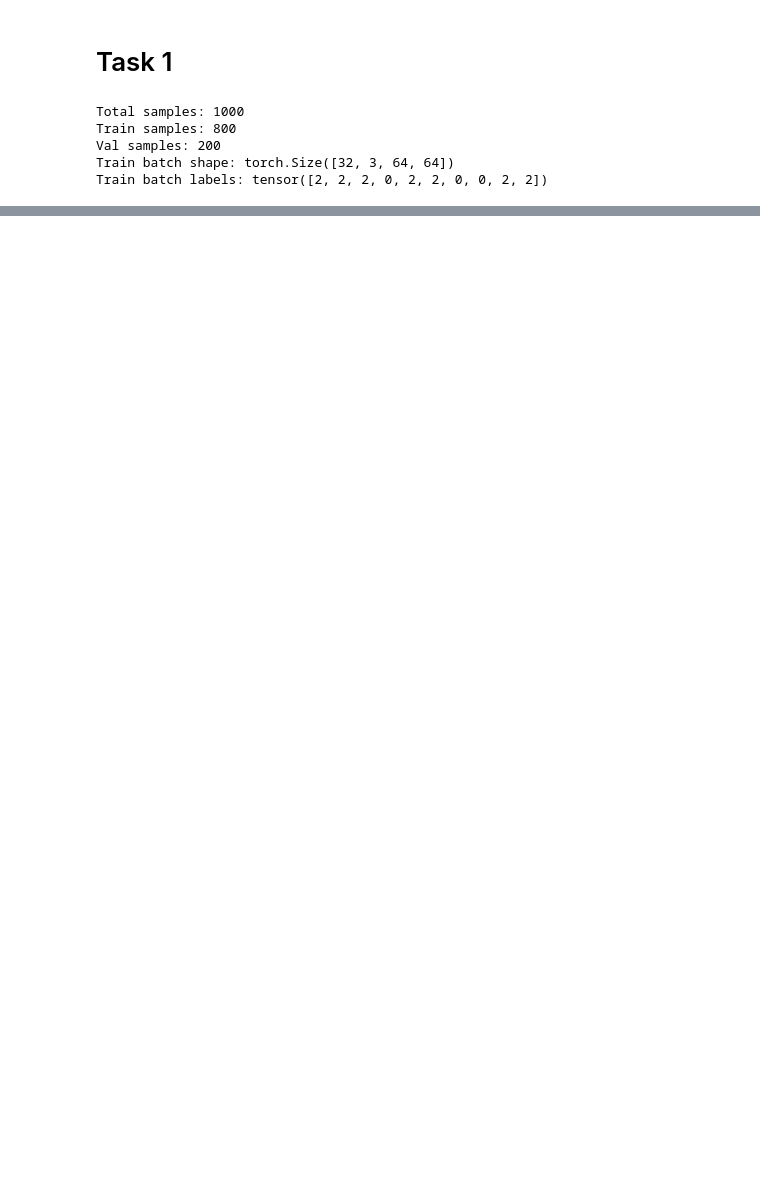
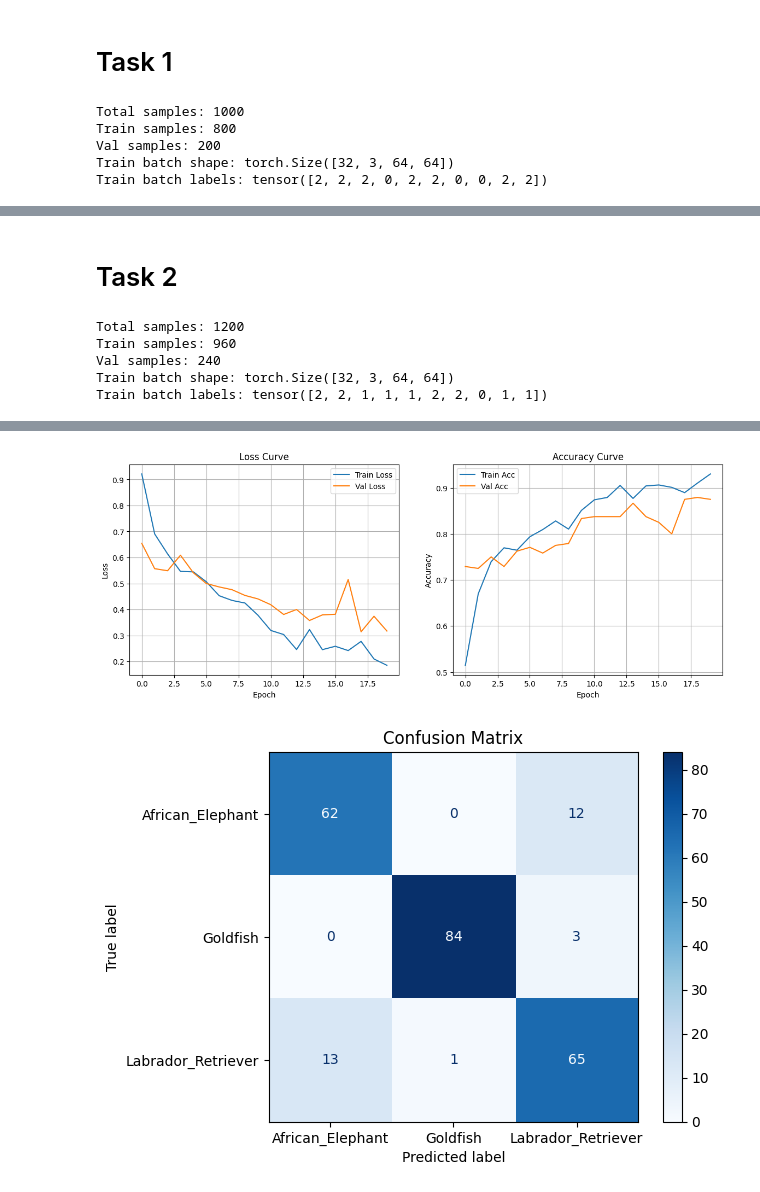
Before and after one commit to jcpan821/DL, a Jupyter notebook: 作業/HW2/hw2.ipynb, the cells around one changed output, grey strips where cells are left out. Saved outputs shown, nothing was run; the diff lists cells and outputs as text; code cells hidden in the pictures; blank space fills up the shorter version.

```diff
--- a/作業/HW2/hw2.ipynb
+++ b/作業/HW2/hw2.ipynb
@@ -451,0 +466,2 @@ for c in range(3):
+# %% [markdown]
+# Task 2
@@ -451,0 +503,72 @@ for c in range(3):
+# %%
+# 使用 AugmentedGoldfishDataset 來包裝原始的 dataset
+augmented_dataset = AugmentedGoldfishDataset(dataset, target_class='Goldfish', target_num=400, transform=transform)
+
+# ===== Train/Val split =====
+
+# 設定隨機種子，確保每次 split 一樣（可重現）
+torch.manual_seed(42)
+
+dataset_size = len(augmented_dataset)
+train_size = int(0.8 * dataset_size)
+val_size = dataset_size - train_size
+
+train_dataset, val_dataset = random_split(augmented_dataset, [train_size, val_size])
+
+print("Total samples:", dataset_size)
+print("Train samples:", len(train_dataset))
+print("Val samples:", len(val_dataset))
+
+# 建立 DataLoader
+train_loader = DataLoader(train_dataset, batch_size=32, shuffle=True)
+val_loader   = DataLoader(val_dataset, batch_size=32, shuffle=False)
+
+# 測試一個 batch
+train_images, train_labels = next(iter(train_loader))
+print("Train batch shape:", train_images.shape)
+print("Train batch labels:", train_labels[:10])
+# %% [output]
+Total samples: 1200
+Train samples: 960
+Val samples: 240
+Train batch shape: torch.Size([32, 3, 64, 64])
+Train batch labels: tensor([2, 2, 1, 1, 1, 2, 2, 0, 1, 1])
+# %%
+# =======================
+# 參數設定
+# =======================
+kernal = 3
+stride = 1
+filter1 = 16
+filter2 = 32
+filter3 = 64
+# %%
+device = torch.device("cuda" if torch.cuda.is_available() else "cpu")
+
+model = MyCNN(
+    k = kernal,
+    s = stride,
+    f1 = filter1,f2 = filter2,f3 = filter3
+).to(device)
+criterion = nn.CrossEntropyLoss()
+optimizer = torch.optim.Adam(model.parameters(), lr=1e-3)
+
+history = train_model(
+    model,
+    train_loader,
+    val_loader,
+    criterion,
+    optimizer,
+    device,
+    epochs=20
+)
+
+plot_learning_curves(history)
+
+plot_confusion_matrix(
+    model,
+    val_loader,
+    device,
+    class_names=list(dataset.class_to_idx.keys())
+)
+# %% [output]
@@ -451,0 +595,2 @@ for c in range(3):
+[figure, added]
+[figure, added]
```
Also changed, not shown: parts of 15 cells of this notebook.
